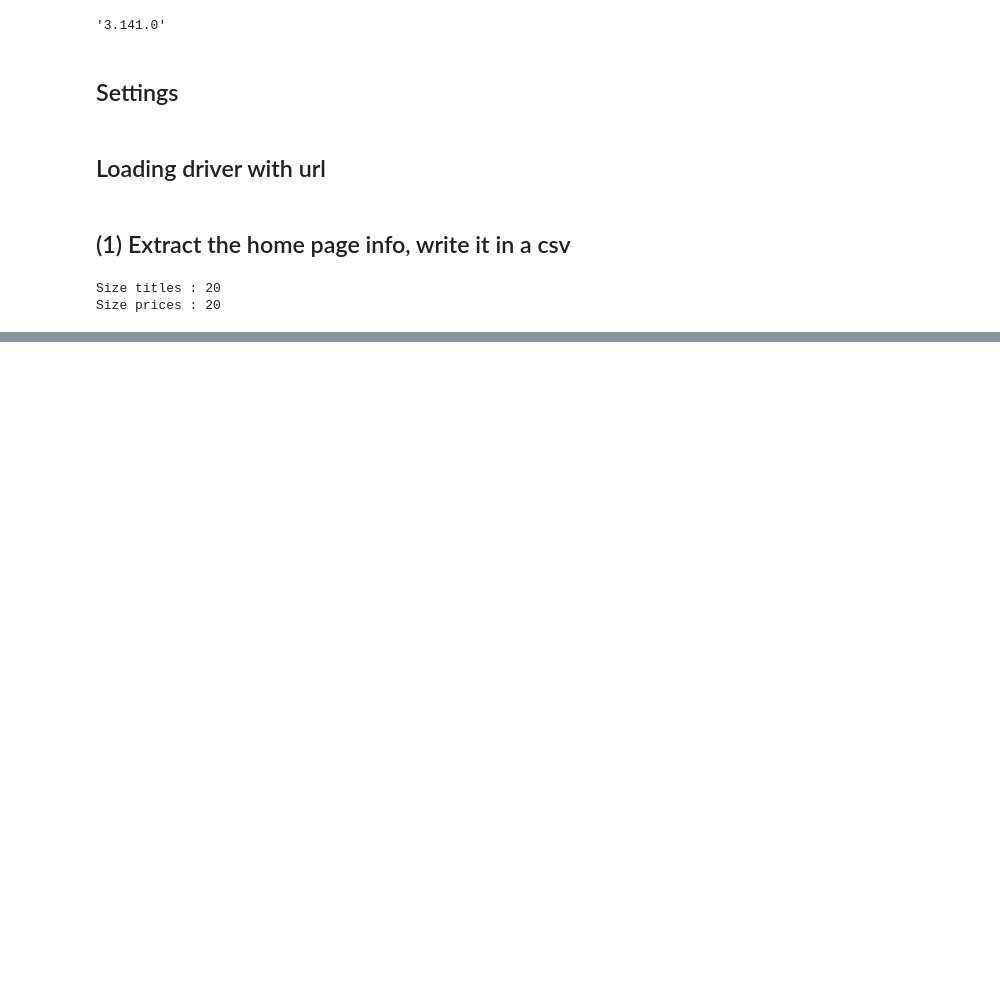
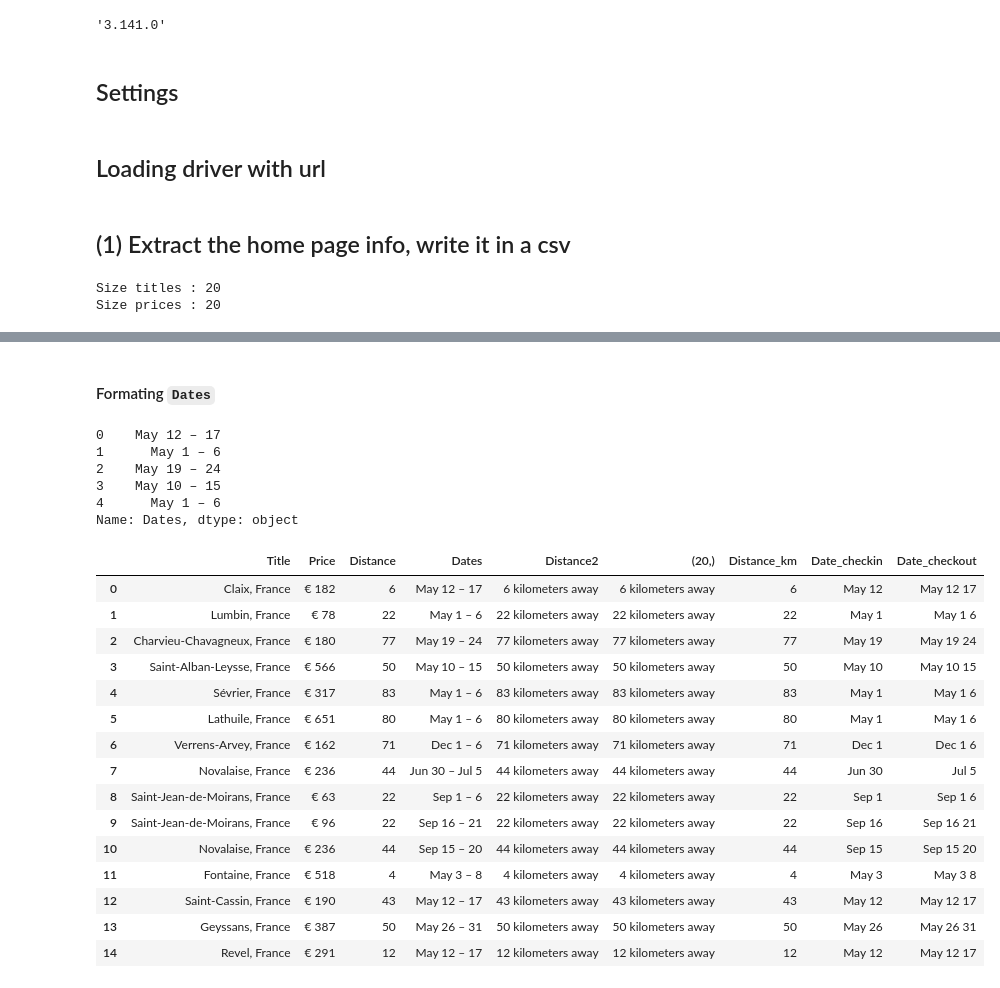
Before and after one commit to YuTingdata/airbnb-small-scraping-example, a Jupyter notebook: notebook.ipynb, the cells around one changed output, grey strips where cells are left out. Saved outputs shown, nothing was run; the diff lists cells and outputs as text; code cells hidden in the pictures; blank space fills up the shorter version.

Commit message:
Format distance and date

```diff
--- a/notebook.ipynb
+++ b/notebook.ipynb
@@ -108,0 +117,2 @@ df.head()
+# %%
+df['Distance_km'] = df['Distance'].str.replace(r' .*\n.*', '') # only keep number
@@ -108,0 +139,34 @@ df.head()
+# %% [markdown]
+#### Formating `Dates`
+# %%
+df['Dates'] = df['Dates'].str.replace(r'\n.*', '') # remove duplicate line
+# %%
+df['Dates'].head()
+# %% [output]
+0    May 12 – 17
+1      May 1 – 6
+2    May 19 – 24
+3    May 10 – 15
+4      May 1 – 6
+Name: Dates, dtype: object
+# %%
+df[['Date_checkin', 'Date_checkout']] = df['Dates'].str.split('– ', expand=True)
+# %%
+df.head(15)
+# %% [output]
+|  | Title | Price | Distance | Dates | Distance2 | (20,) | Distance_km | Date_checkin | Date_checkout |
+| 0 | Claix, France | € 182 | 6 | May 12 – 17 | 6 kilometers away | 6 kilometers away | 6 | May 12 | May 12 17 |
+| 1 | Lumbin, France | € 78 | 22 | May 1 – 6 | 22 kilometers away | 22 kilometers away | 22 | May 1 | May 1 6 |
+| 2 | Charvieu-Chavagneux, France | € 180 | 77 | May 19 – 24 | 77 kilometers away | 77 kilometers away | 77 | May 19 | May 19 24 |
+| 3 | Saint-Alban-Leysse, France | € 566 | 50 | May 10 – 15 | 50 kilometers away | 50 kilometers away | 50 | May 10 | May 10 15 |
+| 4 | Sévrier, France | € 317 | 83 | May 1 – 6 | 83 kilometers away | 83 kilometers away | 83 | May 1 | May 1 6 |
+| 5 | Lathuile, France | € 651 | 80 | May 1 – 6 | 80 kilometers away | 80 kilometers away | 80 | May 1 | May 1 6 |
+| 6 | Verrens-Arvey, France | € 162 | 71 | Dec 1 – 6 | 71 kilometers away | 71 kilometers away | 71 | Dec 1 | Dec 1 6 |
+| 7 | Novalaise, France | € 236 | 44 | Jun 30 – Jul 5 | 44 kilometers away | 44 kilometers away | 44 | Jun 30 | Jul 5 |
+| 8 | Saint-Jean-de-Moirans, France | € 63 | 22 | Sep 1 – 6 | 22 kilometers away | 22 kilometers away | 22 | Sep 1 | Sep 1 6 |
+| 9 | Saint-Jean-de-Moirans, France | € 96 | 22 | Sep 16 – 21 | 22 kilometers away | 22 kilometers away | 22 | Sep 16 | Sep 16 21 |
+| 10 | Novalaise, France | € 236 | 44 | Sep 15 – 20 | 44 kilometers away | 44 kilometers away | 44 | Sep 15 | Sep 15 20 |
+| 11 | Fontaine, France | € 518 | 4 | May 3 – 8 | 4 kilometers away | 4 kilometers away | 4 | May 3 | May 3 8 |
+| 12 | Saint-Cassin, France | € 190 | 43 | May 12 – 17 | 43 kilometers away | 43 kilometers away | 43 | May 12 | May 12 17 |
+| 13 | Geyssans, France | € 387 | 50 | May 26 – 31 | 50 kilometers away | 50 kilometers away | 50 | May 26 | May 26 31 |
+| 14 | Revel, France | € 291 | 12 | May 12 – 17 | 12 kilometers away | 12 kilometers away | 12 | May 12 | May 12 17 |
```
Also changed, not shown: parts of 8 cells of this notebook.
